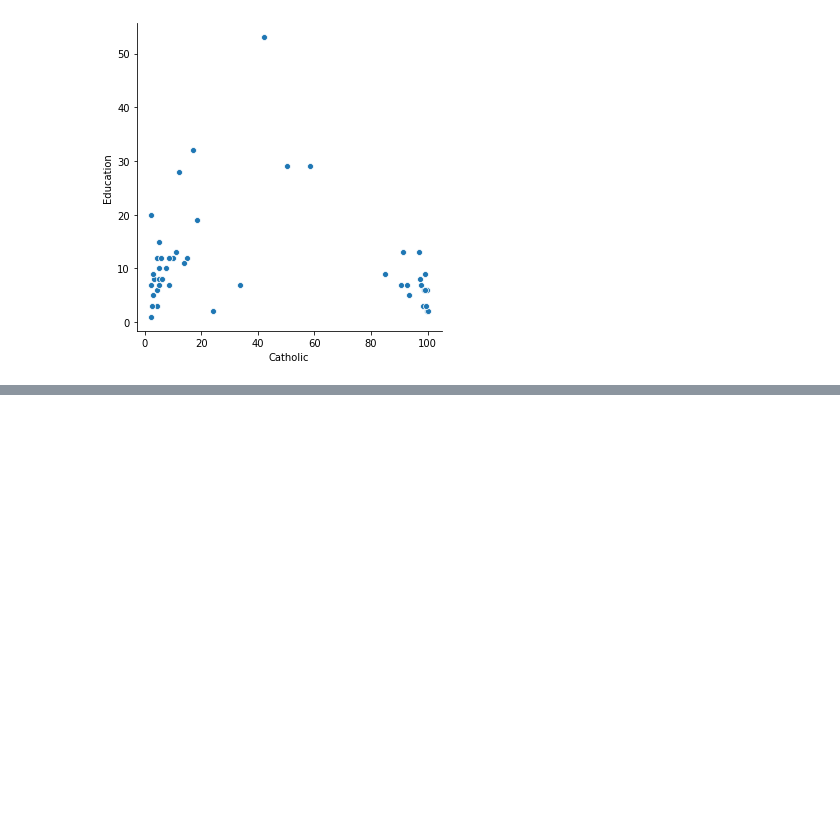
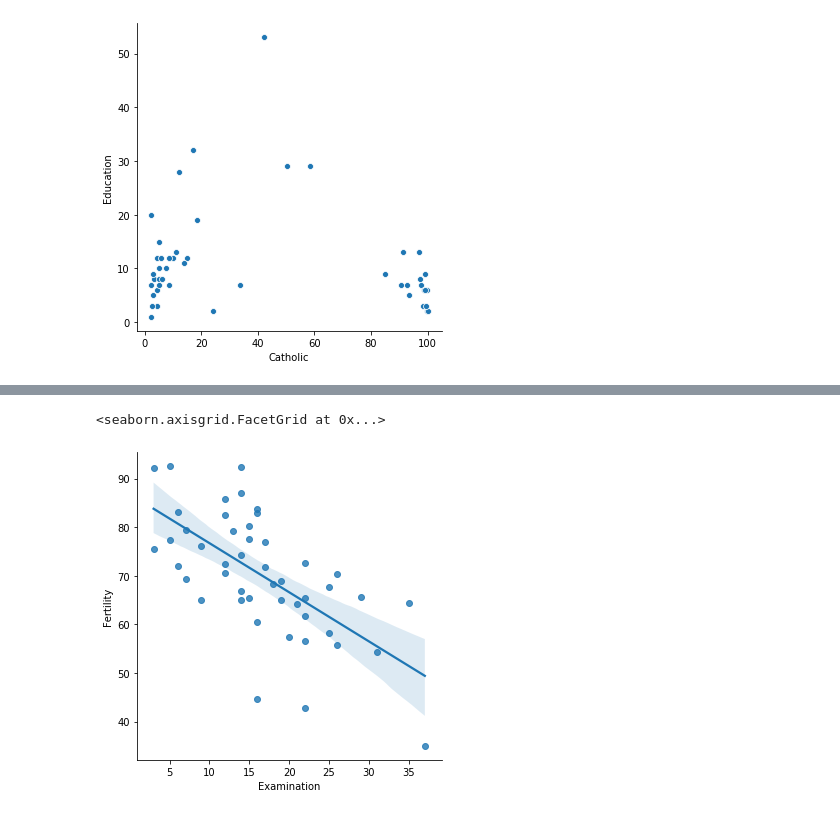
Before and after one commit to AI-Gomez/numpy-pandas-visualization-exercises, a Jupyter notebook: seaborn_exercises.ipynb, the cells around one changed output, grey strips where cells are left out. Drawn from its saved outputs; the diff is of its cells as text; code cells hidden in the pictures; blank space fills up the shorter version.

Commit message:
seaborn exercises completed

```diff
--- a/seaborn_exercises.ipynb
+++ b/seaborn_exercises.ipynb
@@ -207,0 +211,5 @@ sns.relplot(x="Catholic", y="Fertility", data=swiss)
+# %%
+sns.lmplot(x="Examination", y="Fertility", data=swiss)
+# %% [output]
+<seaborn.axisgrid.FacetGrid at 0x...>
+[figure, added]
```
Also changed, not shown: parts of 12 cells of this notebook.
